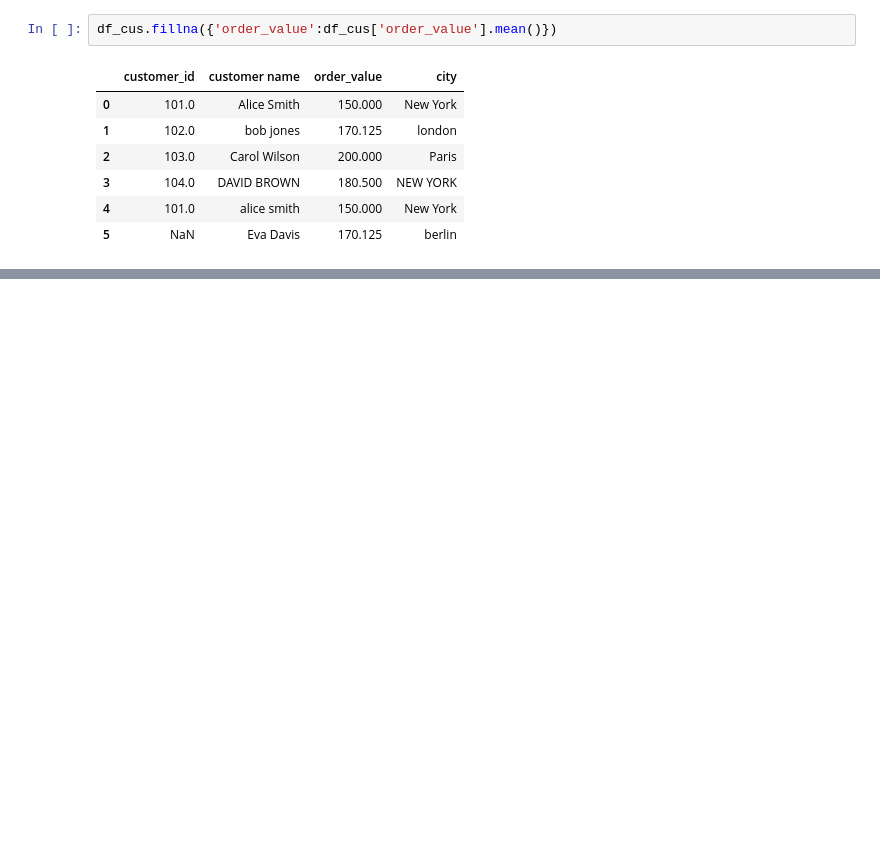
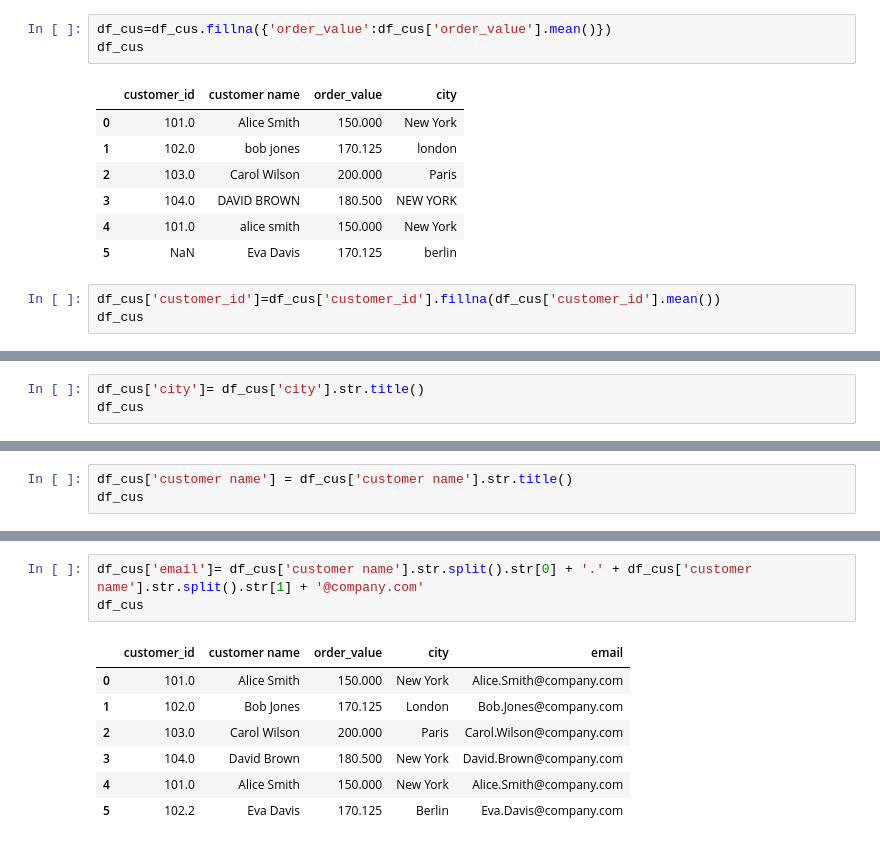
Before and after one commit to KEN-DATALABS/PROJECT-LIST, a Jupyter notebook: OneDrive/Documents/List Project/Project2.ipynb, the cells around one changed output, grey strips where cells are left out. Saved outputs shown, nothing was run; the diff lists cells and outputs as text; blank space fills up the shorter version.

```diff
--- a/OneDrive/Documents/List Project/Project2.ipynb
+++ b/OneDrive/Documents/List Project/Project2.ipynb
@@ -573,7 +573,8 @@ df_cus.drop_duplicates(subset= ['customer name'],keep ='first')
 | 4 | 101.0 | alice smith | 150.0 | New York |
 | 5 | NaN | Eva Davis | NaN | berlin |
 # %%
-df_cus.fillna({'order_value':df_cus['order_value'].mean()})
+df_cus=df_cus.fillna({'order_value':df_cus['order_value'].mean()})
+df_cus
 # %% [output]
 |  | customer_id | customer name | order_value | city |
 | 0 | 101.0 | Alice Smith | 150.000 | New York |
@@ -582,3 +583,6 @@ df_cus.fillna({'order_value':df_cus['order_value'].mean()})
 | 3 | 104.0 | DAVID BROWN | 180.500 | NEW YORK |
 | 4 | 101.0 | alice smith | 150.000 | New York |
 | 5 | NaN | Eva Davis | 170.125 | berlin |
+# %%
+df_cus['customer_id']=df_cus['customer_id'].fillna(df_cus['customer_id'].mean())
+df_cus
@@ -584,0 +607,3 @@ df_cus.fillna({'order_value':df_cus['order_value'].mean()})
+# %%
+df_cus['city']= df_cus['city'].str.title()
+df_cus
@@ -584,0 +618,3 @@ df_cus.fillna({'order_value':df_cus['order_value'].mean()})
+# %%
+df_cus['customer name'] = df_cus['customer name'].str.title()
+df_cus
@@ -584,0 +629,11 @@ df_cus.fillna({'order_value':df_cus['order_value'].mean()})
+# %%
+df_cus['email']= df_cus['customer name'].str.split().str[0] + '.' + df_cus['customer name'].str.split().str[1] + '@company.com'
+df_cus
+# %% [output]
+|  | customer_id | customer name | order_value | city | email |
+| 0 | 101.0 | Alice Smith | 150.000 | New York | Alice.Smith@company.com |
+| 1 | 102.0 | Bob Jones | 170.125 | London | Bob.Jones@company.com |
+| 2 | 103.0 | Carol Wilson | 200.000 | Paris | Carol.Wilson@company.com |
+| 3 | 104.0 | David Brown | 180.500 | New York | David.Brown@company.com |
+| 4 | 101.0 | Alice Smith | 150.000 | New York | Alice.Smith@company.com |
+| 5 | 102.2 | Eva Davis | 170.125 | Berlin | Eva.Davis@company.com |
```
Also changed, not shown: parts of 4 cells of this notebook.
